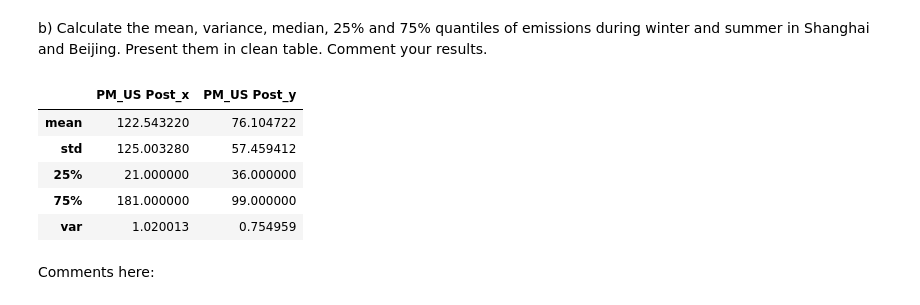
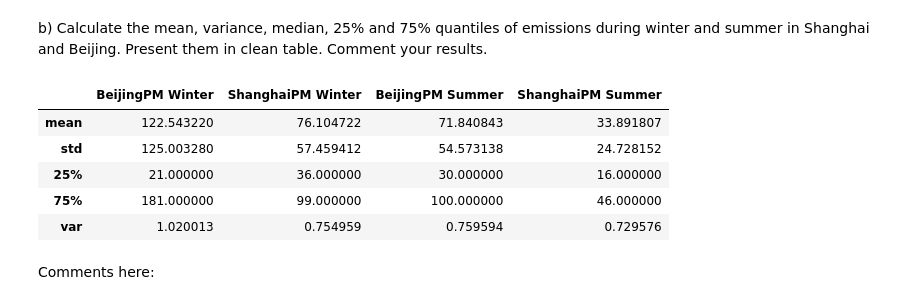
Before and after one commit to thibvr99/hackathon1_g19, a Jupyter notebook: Hackathon 1.ipynb, the cells around one changed output. Saved outputs shown, nothing was run; the diff lists cells and outputs as text; code cells hidden in the pictures.

```diff
--- a/Hackathon 1.ipynb
+++ b/Hackathon 1.ipynb
@@ -116,24 +107,25 @@ b) Calculate the mean, variance, median, 25% and 75% quantiles of emissions duri
 # %%
 # stats for winter
 Wstats = winterPM[['PM_US Post_x', 'PM_US Post_y']].describe(percentiles=[0.25,0.75]).loc[['mean','std','25%','75%']]
 Wvar = sc.variation(winterPM[['PM_US Post_x', 'PM_US Post_y']])
 Wstats.loc['var'] = Wvar
-Wstats.rename(columns={'PM_US Post_x':'BeijingPM Winter', 'PM_US Post_y':'ShanghaiPM Winter'})
+Wstats = Wstats.rename(columns={'PM_US Post_x':'BeijingPM Winter', 'PM_US Post_y':'ShanghaiPM Winter'})
 
 # stats for summer
 Sstats = summerPM[['PM_US Post_x', 'PM_US Post_y']].describe(percentiles=[0.25,0.75]).loc[['mean','std','25%','75%']]
 Svar = sc.variation(summerPM[['PM_US Post_x', 'PM_US Post_y']])
 Sstats.loc['var'] = Svar
-Sstats.rename(columns={'PM_US Post_x':'BeijingPM Summer', 'PM_US Post_y':'ShanghaiPM Summer'})
+Sstats = Sstats.rename(columns={'PM_US Post_x':'BeijingPM Summer', 'PM_US Post_y':'ShanghaiPM Summer'})
 
-Wstats.head()
+stats = pd.concat([Wstats, Sstats], axis=1)
+stats.head()
 # %% [output]
-|  | PM_US Post_x | PM_US Post_y |
-| mean | 122.543220 | 76.104722 |
-| std | 125.003280 | 57.459412 |
-| 25% | 21.000000 | 36.000000 |
-| 75% | 181.000000 | 99.000000 |
-| var | 1.020013 | 0.754959 |
+|  | BeijingPM Winter | ShanghaiPM Winter | BeijingPM Summer | ShanghaiPM Summer |
+| mean | 122.543220 | 76.104722 | 71.840843 | 33.891807 |
+| std | 125.003280 | 57.459412 | 54.573138 | 24.728152 |
+| 25% | 21.000000 | 36.000000 | 30.000000 | 16.000000 |
+| 75% | 181.000000 | 99.000000 | 100.000000 | 46.000000 |
+| var | 1.020013 | 0.754959 | 0.759594 | 0.729576 |
 # %% [markdown]
 Comments here:
 # %% [markdown]
```
Also changed, not shown: parts of 2 cells of this notebook.
